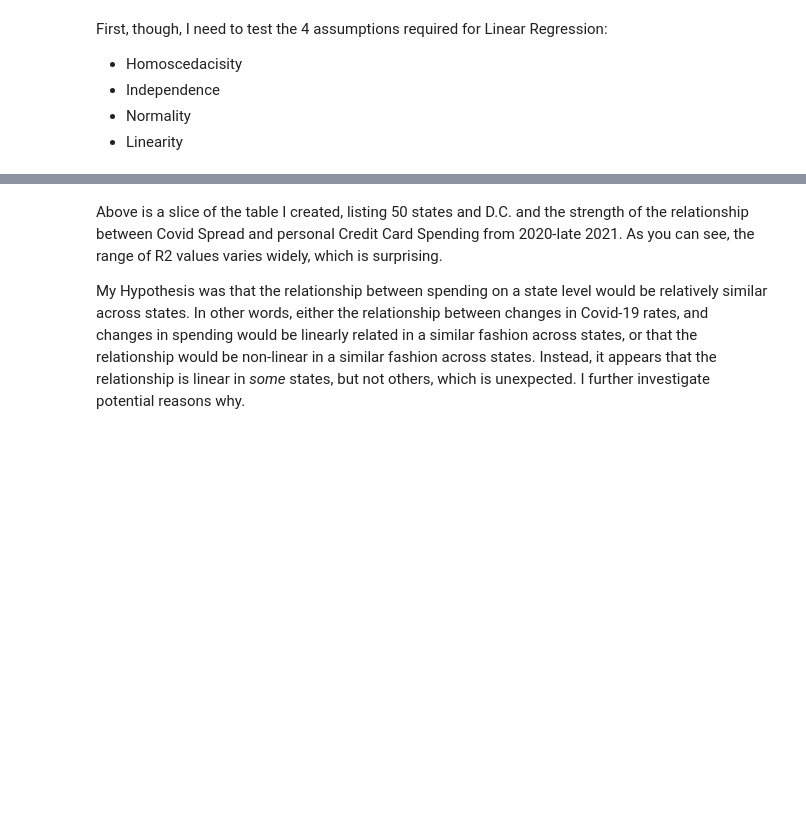
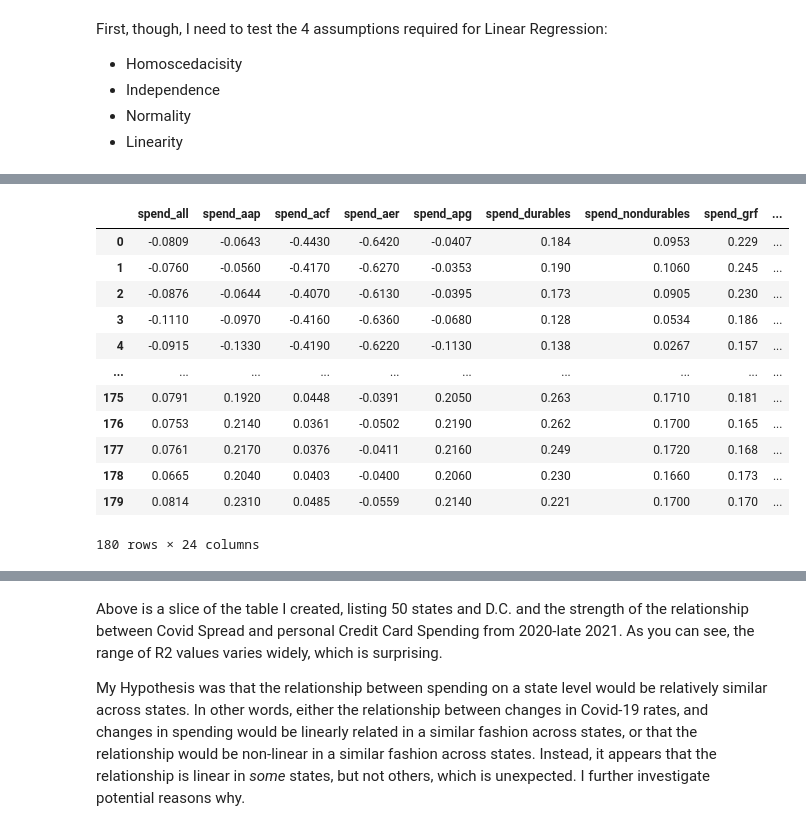
Before and after one commit to cjohnsoncruz/covid_spread_and_business_revenue, a Jupyter notebook: Quantifying_how_Covid_Case_Rates_affect_Business_Revenue.ipynb, the cells around one changed output, grey strips where cells are left out. Cells and saved outputs as stored; diff of their text form; code cells hidden in the pictures; blank space fills up the shorter version.

Commit message:
revamped date based sample using datetime column

```diff
--- a/Quantifying_how_Covid_Case_Rates_affect_Business_Revenue.ipynb
+++ b/Quantifying_how_Covid_Case_Rates_affect_Business_Revenue.ipynb
@@ -357,0 +313,18 @@ join_covid_spending_revenue_df[state].tail()
+# %%
+#test out new prediction code on california, train on 2020, test on 2021
+predict_california = []
+residual_california = []
+r2_california = []
+
+indep_vars = ['new_death_rate','new_case_rate']
+Y_variable = ['spend_all']
+
+state = 'California'
+# this will be the dataframe you're pickiing from
+join_covid_spending_revenue_df
+#these are the set of features to choose from:
+spending_features = spending_cols_to_merge
+revenue_features = revenue_cols_to_merge
+#extract covid cols
+covid_feature_name =['count', 'rate']
+covid_features = find_cols_with_substring(join_covid_spending_revenue_df[state], covid_feature_name[0]) + find_cols_with_substring(join_covid_spending_revenue_df[state], covid_feature_name[1]) +primary_key_cols
@@ -358,28 +363,41 @@ join_covid_spending_revenue_df[state].tail()
 # %%
-#test out new prediction code on california, train on 2020, test on 2021
-predict_california = []
-residual_california = []
-r2_california = []
-indep_vars = ['new_death_rate','new_case_rate']
-Y_variable = ['spend_all']
-state = 'California'
+##rewrite pointer for DFs to refer to newly joined dataframe
+covid_rate_per_state = join_covid_spending_revenue_df[state].loc[:, covid_features]
+spending_per_state = join_covid_spending_revenue_df[state].loc[:, spending_features]
+revenue_per_state = join_covid_spending_revenue_df[state].loc[:, revenue_features]
+
 
 #train with 2020
-
-train_range_boolean_x = (covid_rate_per_state.loc[:,'year'] == 2020) & (covid_rate_per_state.loc[:, 'state']== state) #boolean takes intersection of desired STATE and desired YEAR
+train_range_boolean_x = (covid_rate_per_state.loc[:,'datetime'] < '2021-01-01')  #boolean takes intersection of desired STATE and desired YEAR
 train_df_x = covid_rate_per_state.loc[train_range_boolean_x, :].copy().reset_index(drop = True)
 
-train_range_boolean_y = (spending_per_state.loc[:,'year'] == 2020) & (spending_per_state['state']== state)
+train_range_boolean_y = (spending_per_state.loc[:,'datetime'] < '2021-01-01')
 train_df_y = spending_per_state.loc[train_range_boolean_y , :].copy().reset_index(drop = True)
 
 #test with 2021
-test_range_boolean_x = (covid_rate_per_state.loc[:,'year'] == 2021) & (covid_rate_per_state.loc[:, 'state']== state) #boolean takes intersection of desired STATE and desired YEAR
+test_range_boolean_x = (covid_rate_per_state.loc[:,'datetime'] > '2021-01-01') #boolean takes intersection of desired STATE and desired YEAR
 test_df_x = covid_rate_per_state.loc[test_range_boolean_x, :].copy().reset_index(drop = True)
 
-test_range_boolean_y = (spending_per_state.loc[:,'year'] == 2021) & (spending_per_state['state']== state)
+test_range_boolean_y = (spending_per_state.loc[:,'datetime'] > '2021-01-01')
 test_df_y = spending_per_state.loc[test_range_boolean_y, :].copy().reset_index(drop = True)
 
 r2_california, predict_california, residual_california = process_run_lin_reg(train_df_x, train_df_y, test_df_x, test_df_y, indep_vars, Y_variable) #requires test set and train set
+# %%
+test_df_y
+# %% [output]
+|  | spend_all | spend_aap | spend_acf | spend_aer | spend_apg | spend_durables | spend_nondurables | spend_grf | ... |
+| 0 | -0.0809 | -0.0643 | -0.4430 | -0.6420 | -0.0407 | 0.184 | 0.0953 | 0.229 | ... |
+| 1 | -0.0760 | -0.0560 | -0.4170 | -0.6270 | -0.0353 | 0.190 | 0.1060 | 0.245 | ... |
+| 2 | -0.0876 | -0.0644 | -0.4070 | -0.6130 | -0.0395 | 0.173 | 0.0905 | 0.230 | ... |
+| 3 | -0.1110 | -0.0970 | -0.4160 | -0.6360 | -0.0680 | 0.128 | 0.0534 | 0.186 | ... |
+| 4 | -0.0915 | -0.1330 | -0.4190 | -0.6220 | -0.1130 | 0.138 | 0.0267 | 0.157 | ... |
+| ... | ... | ... | ... | ... | ... | ... | ... | ... | ... |
+| 175 | 0.0791 | 0.1920 | 0.0448 | -0.0391 | 0.2050 | 0.263 | 0.1710 | 0.181 | ... |
+| 176 | 0.0753 | 0.2140 | 0.0361 | -0.0502 | 0.2190 | 0.262 | 0.1700 | 0.165 | ... |
+| 177 | 0.0761 | 0.2170 | 0.0376 | -0.0411 | 0.2160 | 0.249 | 0.1720 | 0.168 | ... |
+| 178 | 0.0665 | 0.2040 | 0.0403 | -0.0400 | 0.2060 | 0.230 | 0.1660 | 0.173 | ... |
+| 179 | 0.0814 | 0.2310 | 0.0485 | -0.0559 | 0.2140 | 0.221 | 0.1700 | 0.170 | ... |
+180 rows × 24 columns
 # %%
 test_df_y[Y_variable].plot()
 plt.plot(residual_california)
```
Also changed, not shown: parts of 19 cells of this notebook.
